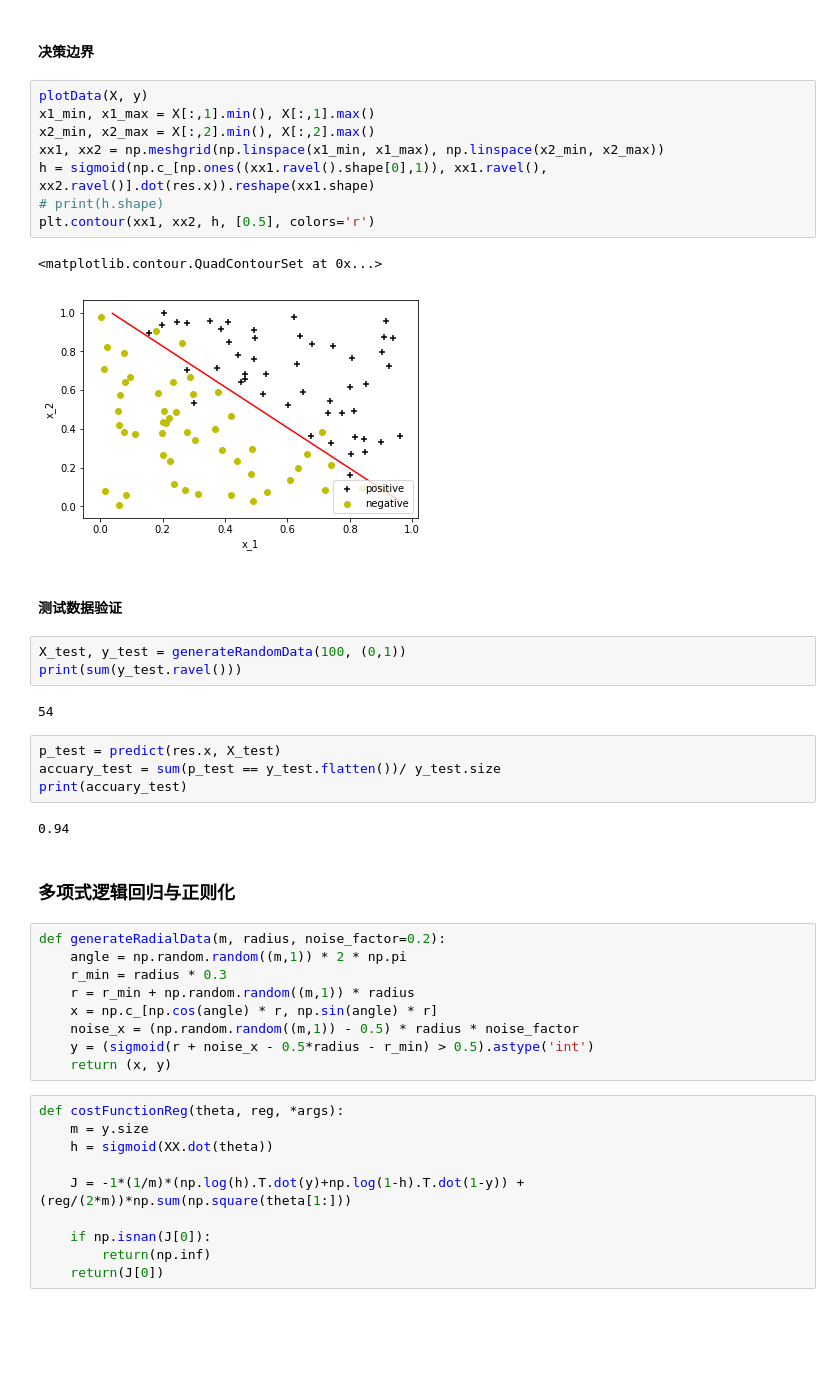
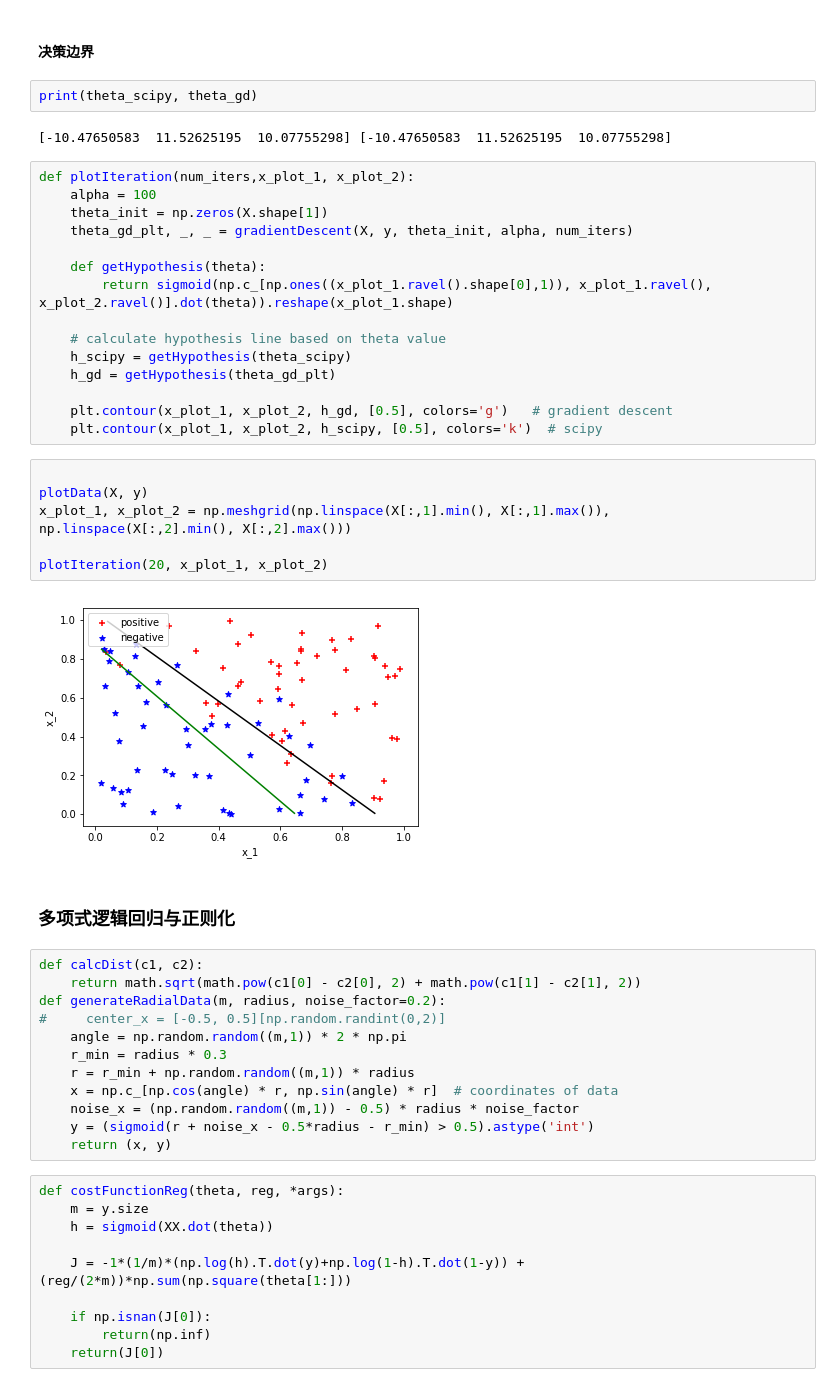
Before and after one commit to TapasTech/EasyShare-ML, a Jupyter notebook: Logistic-Regression.ipynb, the cells around one changed output. Saved outputs shown, nothing was run; the diff lists cells and outputs as text; blank space fills up the shorter version.

```diff
--- a/Logistic-Regression.ipynb
+++ b/Logistic-Regression.ipynb
@@ -105,37 +156,43 @@ print(accuracy)
 # %% [markdown]
 #### 决策边界
-# %%
-plotData(X, y)
-x1_min, x1_max = X[:,1].min(), X[:,1].max()
-x2_min, x2_max = X[:,2].min(), X[:,2].max()
-xx1, xx2 = np.meshgrid(np.linspace(x1_min, x1_max), np.linspace(x2_min, x2_max))
-h = sigmoid(np.c_[np.ones((xx1.ravel().shape[0],1)), xx1.ravel(), xx2.ravel()].dot(res.x)).reshape(xx1.shape)
-# print(h.shape)
-plt.contour(xx1, xx2, h, [0.5], colors='r')
-# %% [output]
-<matplotlib.contour.QuadContourSet at 0x...>
-[figure, removed]
-# %% [markdown]
-#### 测试数据验证
-# %%
-X_test, y_test = generateRandomData(100, (0,1))
-print(sum(y_test.ravel()))
-# %% [output]
-54
-# %%
-p_test = predict(res.x, X_test)
-accuary_test = sum(p_test == y_test.flatten())/ y_test.size
-print(accuary_test)
-# %% [output]
-0.94
+# %%
+print(theta_scipy, theta_gd)
+# %% [output]
+[-10.47650583  11.52625195  10.07755298] [-10.47650583  11.52625195  10.07755298]
+# %%
+def plotIteration(num_iters,x_plot_1, x_plot_2):
+    alpha = 100
+    theta_init = np.zeros(X.shape[1])
+    theta_gd_plt, _, _ = gradientDescent(X, y, theta_init, alpha, num_iters)
+
+    def getHypothesis(theta):
+        return sigmoid(np.c_[np.ones((x_plot_1.ravel().shape[0],1)), x_plot_1.ravel(), x_plot_2.ravel()].dot(theta)).reshape(x_plot_1.shape)
+
+    # calculate hypothesis line based on theta value
+    h_scipy = getHypothesis(theta_scipy)
+    h_gd = getHypothesis(theta_gd_plt)
+
+    plt.contour(x_plot_1, x_plot_2, h_gd, [0.5], colors='g')   # gradient descent
+    plt.contour(x_plot_1, x_plot_2, h_scipy, [0.5], colors='k')  # scipy
+# %%
+
+plotData(X, y)
+x_plot_1, x_plot_2 = np.meshgrid(np.linspace(X[:,1].min(), X[:,1].max()), np.linspace(X[:,2].min(), X[:,2].max()))
+
+plotIteration(20, x_plot_1, x_plot_2)
+# %% [output]
+[figure, added]
 # %% [markdown]
 ### 多项式逻辑回归与正则化
 # %%
+def calcDist(c1, c2):
+    return math.sqrt(math.pow(c1[0] - c2[0], 2) + math.pow(c1[1] - c2[1], 2))
 def generateRadialData(m, radius, noise_factor=0.2):
+#     center_x = [-0.5, 0.5][np.random.randint(0,2)]
     angle = np.random.random((m,1)) * 2 * np.pi
     r_min = radius * 0.3
     r = r_min + np.random.random((m,1)) * radius
-    x = np.c_[np.cos(angle) * r, np.sin(angle) * r]
+    x = np.c_[np.cos(angle) * r, np.sin(angle) * r]  # coordinates of data
     noise_x = (np.random.random((m,1)) - 0.5) * radius * noise_factor
     y = (sigmoid(r + noise_x - 0.5*radius - r_min) > 0.5).astype('int')
     return (x, y)
```
Also changed, not shown: parts of 34 cells of this notebook.
